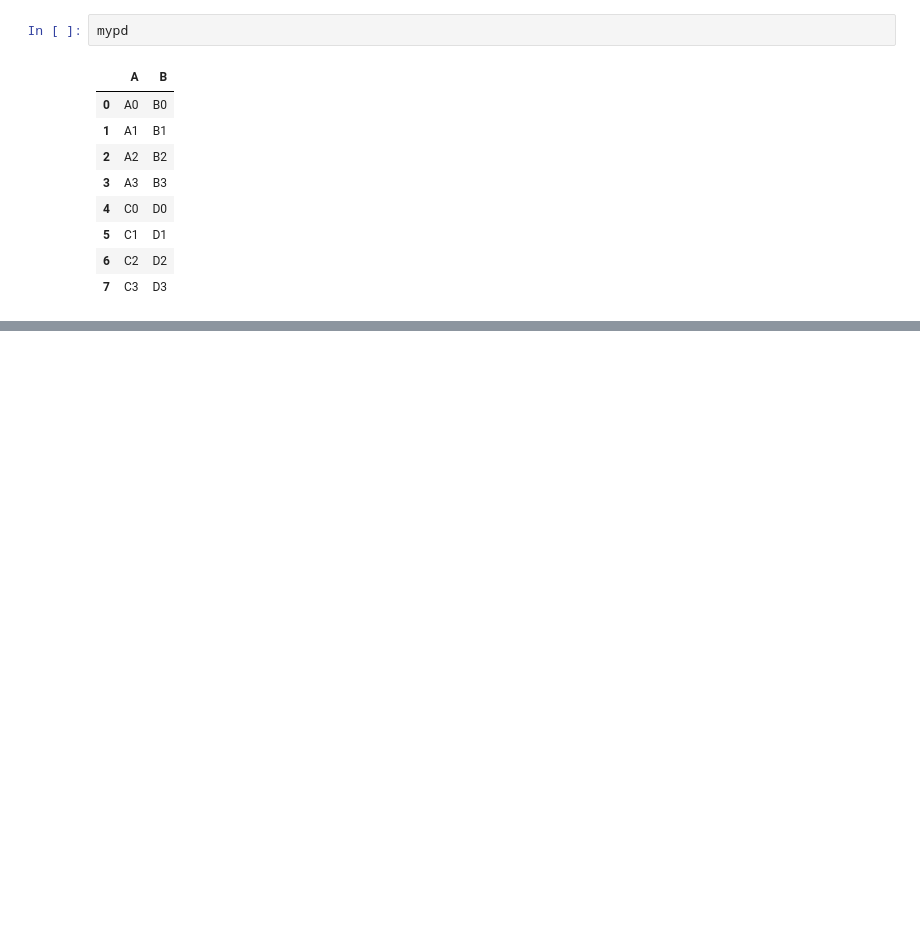
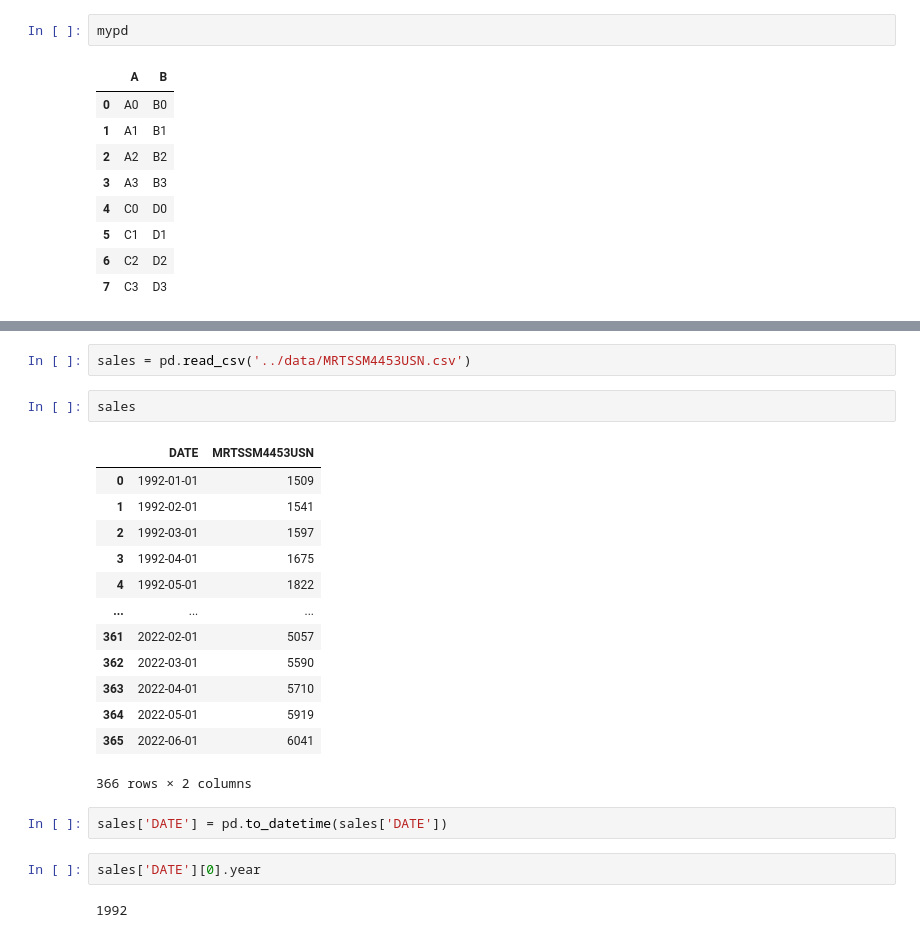
Before and after one commit to pawel9009/ML, a Jupyter notebook: notebooks/pandas.ipynb, the cells around one changed output, grey strips where cells are left out. Cells and saved outputs as stored; diff of their text form; blank space fills up the shorter version.

```diff
--- a/notebooks/pandas.ipynb
+++ b/notebooks/pandas.ipynb
@@ -539,0 +705,24 @@ mypd
+# %%
+sales = pd.read_csv('../data/MRTSSM4453USN.csv')
+# %%
+sales
+# %% [output]
+|  | DATE | MRTSSM4453USN |
+| 0 | 1992-01-01 | 1509 |
+| 1 | 1992-02-01 | 1541 |
+| 2 | 1992-03-01 | 1597 |
+| 3 | 1992-04-01 | 1675 |
+| 4 | 1992-05-01 | 1822 |
+| ... | ... | ... |
+| 361 | 2022-02-01 | 5057 |
+| 362 | 2022-03-01 | 5590 |
+| 363 | 2022-04-01 | 5710 |
+| 364 | 2022-05-01 | 5919 |
+| 365 | 2022-06-01 | 6041 |
+366 rows × 2 columns
+# %%
+sales['DATE'] = pd.to_datetime(sales['DATE'])
+# %%
+sales['DATE'][0].year
+# %% [output]
+1992
```
Also changed, not shown: parts of 68 cells of this notebook.
